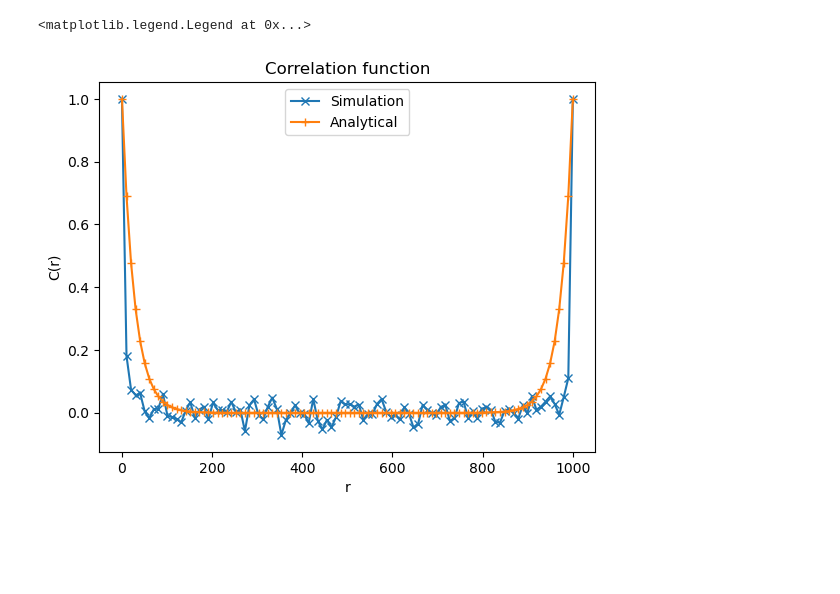
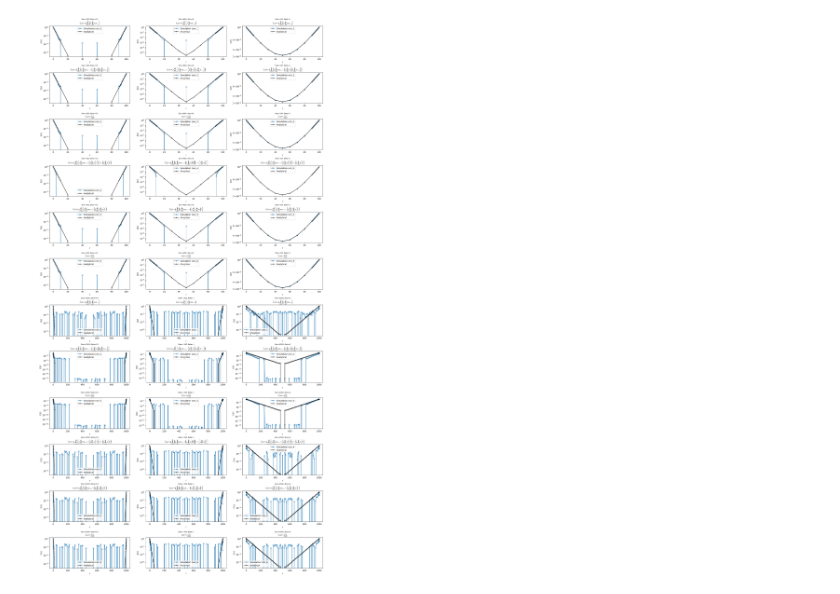
Before and after one commit to shivom-gupta/Thesis, a Jupyter notebook: corr_funcs.ipynb, the cells around one changed output. Cells and saved outputs as stored; diff of their text form; code cells hidden in the pictures; blank space fills up the shorter version.

Commit message:
Add correlation analysis functions and plots

```diff
--- a/corr_funcs.ipynb
+++ b/corr_funcs.ipynb
@@ -67,11 +6,0 @@ plt.legend()
-# %%
-cr = np.array([corr_6(configurations, r) for r in rs])
-plt.plot(rs, cr, label='Simulation', marker='x')
-plt.plot(rs, cr_an, label='Analytical', marker='+')
-plt.xlabel('r')
-plt.ylabel('C(r)')
-plt.title('Correlation function')
-plt.legend()
-# %% [output]
-<matplotlib.legend.Legend at 0x...>
-[figure, removed]
@@ -77,0 +11,47 @@ plt.legend()
+# %%
+loaded_data = {}
+for size in sizes:
+    for beta in betas:
+        file_name = f'data/{size}_{beta}.npz'
+        configurations, _, _, params = read_configurations(file_name)
+        loaded_data[(size, beta)] = (configurations, params)
+# %%
+equations = {
+    'corr_1': r'$\hat{C}_1(r) = \frac{1}{R} \sum_{k=1}^{R} \left( \frac{1}{L} \sum_{i=1}^{L} \sigma_i \sigma_{i+r} \right)$',
+    'corr_2': r'$\hat{C}_2(r) = \frac{1}{R} \sum_{k=1}^{R} \left( \frac{1}{L} \sum_{i=1}^{L} \sigma_i \sigma_{i+r} - \left( \frac{1}{L} \sum_{i=1}^{L} \sigma_i \right) \left( \frac{1}{R} \sum_{k=1}^{R} \sigma_{i+r} \right) \right)$',
+    'corr_3': r'$\hat{C}_3(r) = \frac{\hat{C}_2(r)}{\hat{C}_2(0)}$',
+    'corr_4': r'$\hat{C}_4(r) = \frac{1}{R} \sum_{k=1}^{R} \left( \frac{1}{L} \sum_{i=1}^{L} \sigma_i \sigma_{i+r} - \left( \frac{1}{L} \sum_{i=1}^{L} \sigma_i \right)^2 \right) \left( 1 - \left( \frac{1}{L} \sum_{i=1}^{L} \sigma_i \right)^2 \right)$',
+    'corr_5': r'$\hat{C}_5(r) = \frac{1}{R} \sum_{k=1}^{R} \left( \frac{1}{L} \sum_{i=1}^{L} \sigma_i \sigma_{i+r} - \left( \frac{1}{R} \sum_{k=1}^{R} \frac{1}{L} \sum_{i=1}^{L} \sigma_i \right)^2 \right)$',
+    'corr_6': r'$\hat{C}_6(r) = \frac{\hat{C}_5(r)}{\hat{C}_5(0)}$',
+}
+# %%
+nrows = len(sizes) * 6
+ncols = len(betas)
+# %%
+fig, axes = plt.subplots(nrows=nrows, ncols=ncols, figsize=(ncols * 8, nrows * 4), gridspec_kw={'hspace': 0.5})
+
+for i, size in enumerate(sizes):
+    rs = np.concatenate((np.arange(0, 10, 1), np.arange(10, size - 10, 10), np.arange(size - 10, size + 1, 1)))
+    for j, beta in enumerate(betas):
+        file_name = f'data/{size}_{beta}.npz'
+        configurations, _, _, params = read_configurations(file_name)
+        cr_an = np.array([corr_analytical(params['beta'], params['J'], params['size'], r) for r in rs])
+
+        for k, corr_function in enumerate(corr_functions):
+            ax = axes[i * len(corr_functions) + k, j]
+
+            cr = corr_function_parallel(configurations, rs, corr_function)
+
+            ax.plot(rs, cr, label=f'Simulation {corr_function.__name__}', marker='x')
+            ax.plot(rs, cr_an, label='Analytical', marker='+', color='black')
+
+            equation = equations.get(corr_function.__name__, 'Equation not defined')
+            ax.set_title(f'Size={size}, Beta={beta}\n{equation}', fontsize=8)
+            ax.set_xlabel('r')
+            ax.set_ylabel('C(r)')
+            ax.set_yscale('log')
+            ax.legend()
+
+plt.savefig('corr_functions.pdf', dpi=1000)
+# %% [output]
+[figure, added]
```
Also changed, not shown: parts of 9 cells of this notebook, 4 other files.
